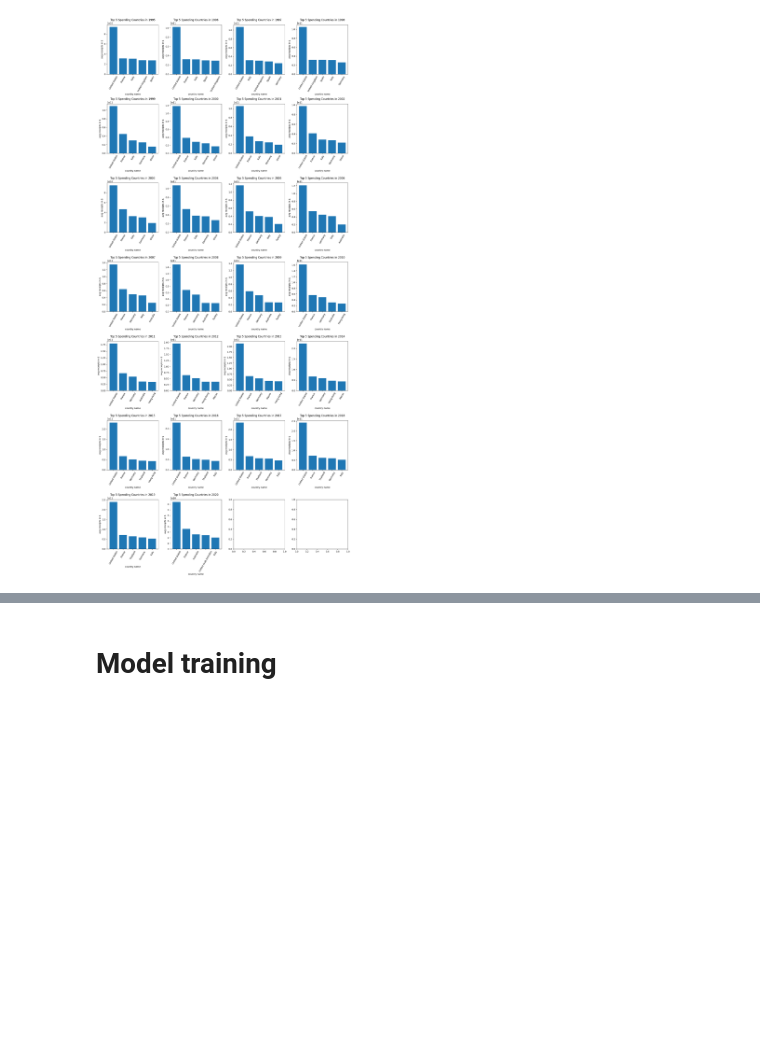
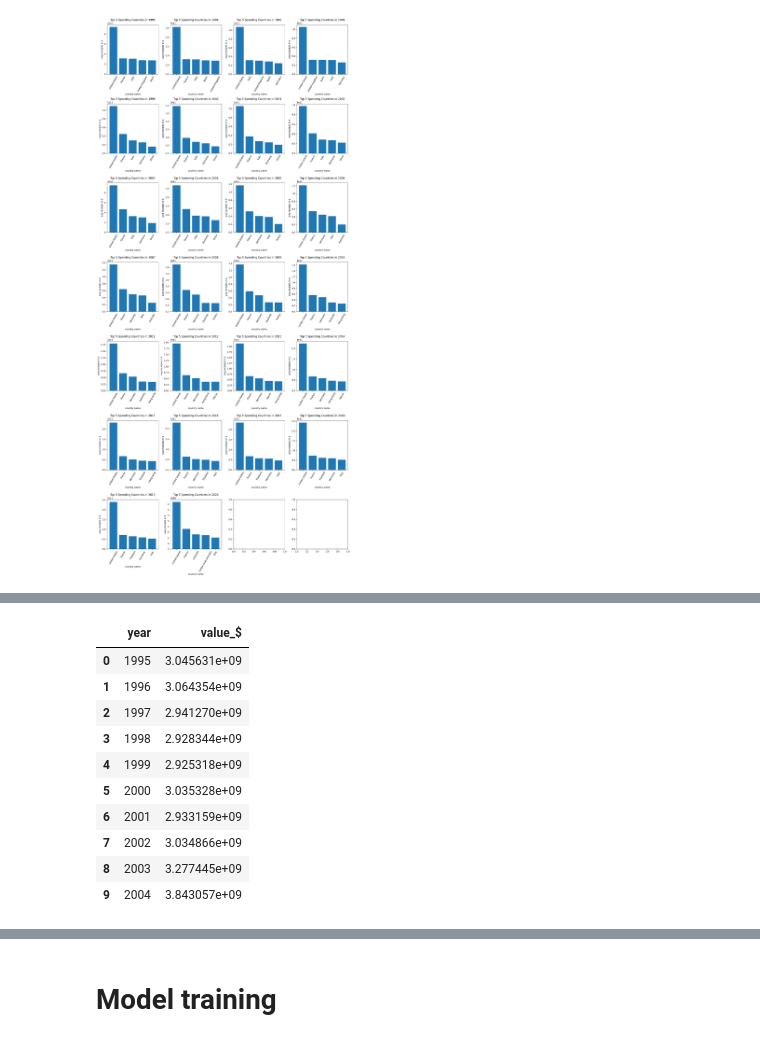
Before and after one commit to BU-Spark/ml-mit-evidence-analysis, a Jupyter notebook: EDA.ipynb, the cells around one changed output, grey strips where cells are left out. Saved outputs shown, nothing was run; the diff lists cells and outputs as text; code cells hidden in the pictures; blank space fills up the shorter version.

```diff
--- a/EDA.ipynb
+++ b/EDA.ipynb
@@ -199,0 +227,16 @@ plt.show()
+# %%
+# average spending by year
+avg_year_spendings = receipts_df.groupby("year")["value_$"].mean().reset_index()
+avg_year_spendings.head(10)
+# %% [output]
+|  | year | value_$ |
+| 0 | 1995 | 3.045631e+09 |
+| 1 | 1996 | 3.064354e+09 |
+| 2 | 1997 | 2.941270e+09 |
+| 3 | 1998 | 2.928344e+09 |
+| 4 | 1999 | 2.925318e+09 |
+| 5 | 2000 | 3.035328e+09 |
+| 6 | 2001 | 2.933159e+09 |
+| 7 | 2002 | 3.034866e+09 |
+| 8 | 2003 | 3.277445e+09 |
+| 9 | 2004 | 3.843057e+09 |
```
Also changed, not shown: parts of 6 cells of this notebook.
